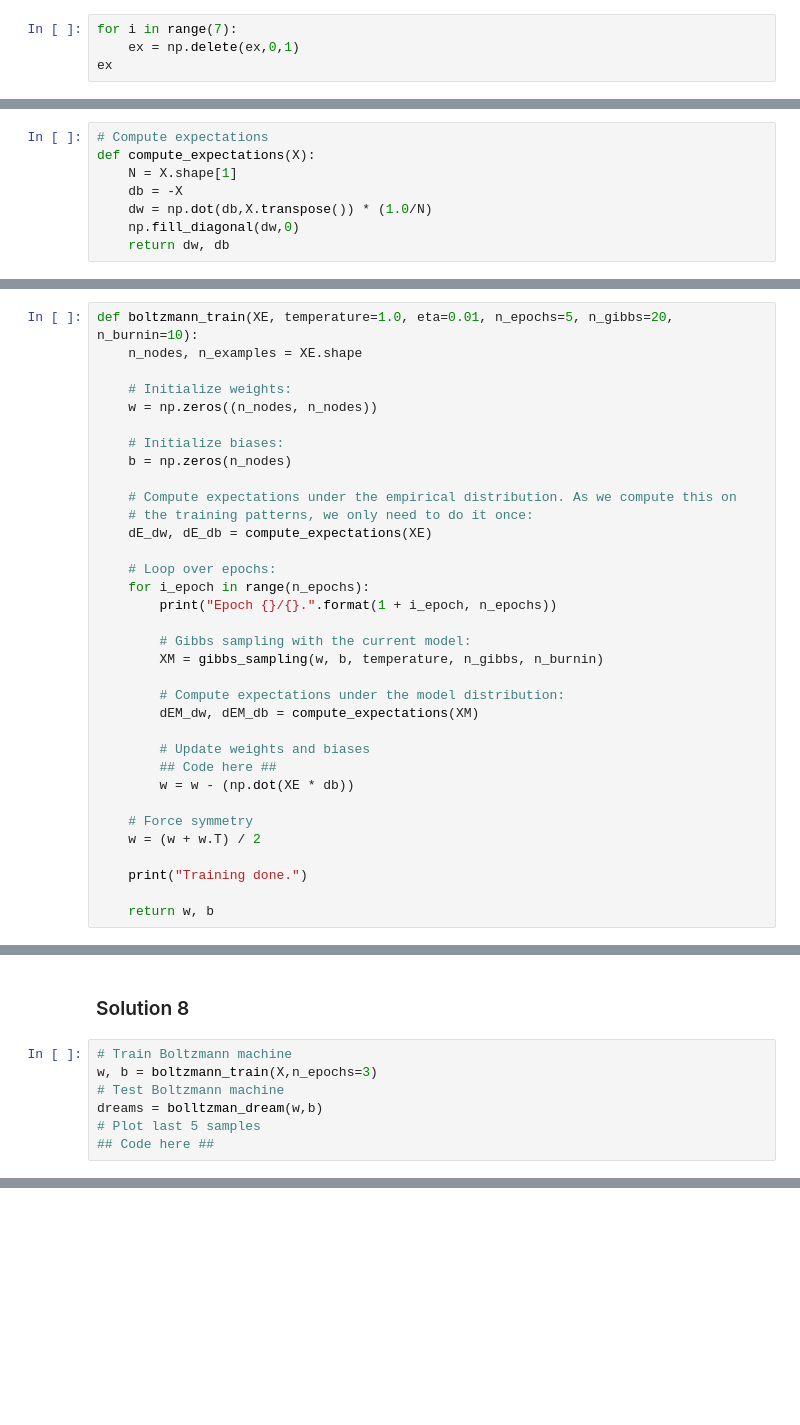
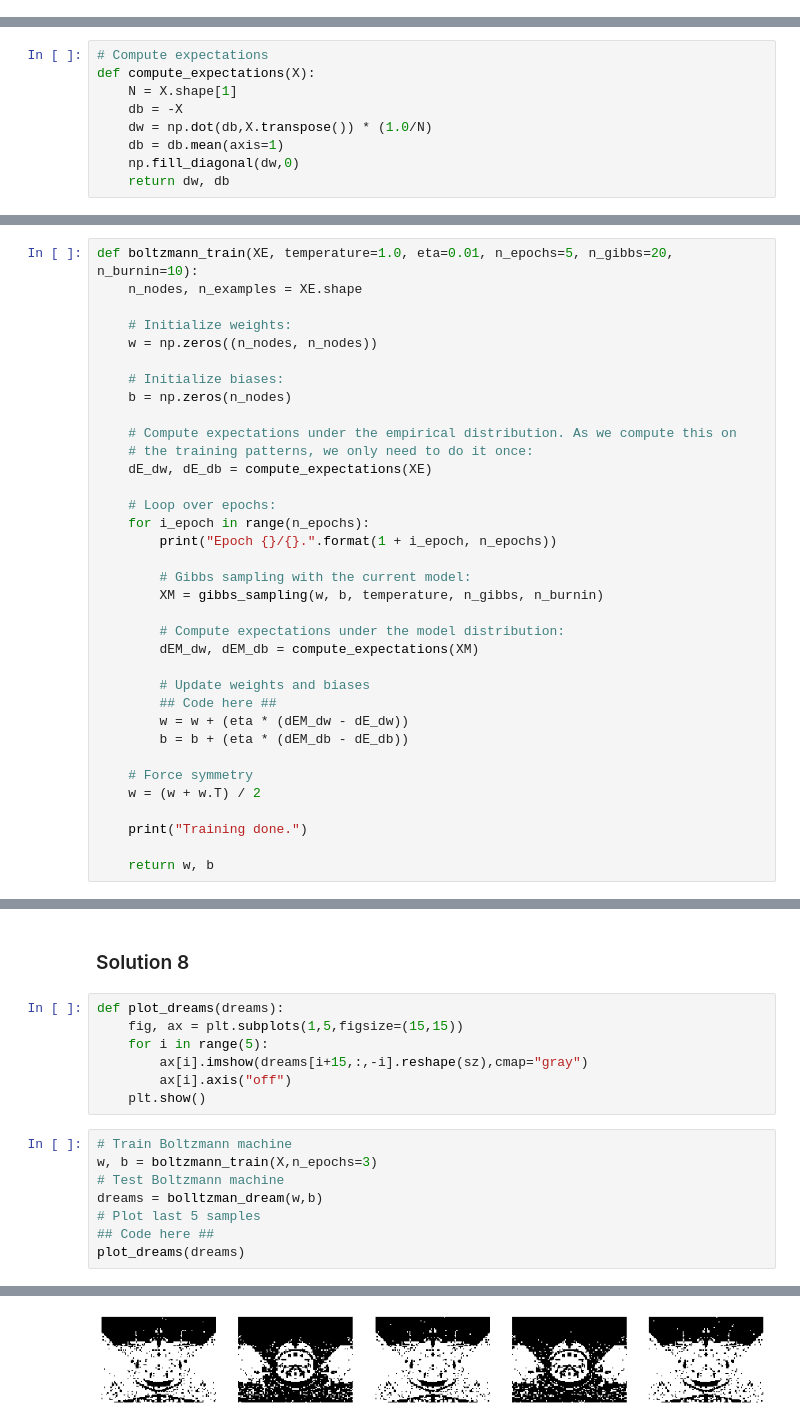
Before and after one commit to mtsatsev/Neural-Networks, a Jupyter notebook: Chapter_09_boltzmann.ipynb, the cells around one changed output, grey strips where cells are left out. Drawn from its saved outputs; the diff is of its cells as text; blank space fills up the shorter version.

```diff
--- a/Chapter_09_boltzmann.ipynb
+++ b/Chapter_09_boltzmann.ipynb
@@ -186,4 +178,0 @@ array([[1., 0., 0., 1., 0., 0., 0., 1., 1., 0.],
-# %%
-for i in range(7):
-    ex = np.delete(ex,0,1)
-ex
@@ -242,6 +195,7 @@ def compute_expectations(X):
     N = X.shape[1]
     db = -X
     dw = np.dot(db,X.transpose()) * (1.0/N)
+    db = db.mean(axis=1)
     np.fill_diagonal(dw,0)
     return dw, db
 # %% [markdown]
@@ -275,7 +229,8 @@ def boltzmann_train(XE, temperature=1.0, eta=0.01, n_epochs=5, n_gibbs=20, n_bur
 
         # Update weights and biases
         ## Code here ##
-        w = w - (np.dot(XE * db))
+        w = w + (eta * (dEM_dw - dE_dw))
+        b = b + (eta * (dEM_db - dE_db))
 
     # Force symmetry
     w = (w + w.T) / 2
@@ -305,6 +260,13 @@ def bolltzman_dream(w,b,temperature=1.0,n_epochs=20):
 **2.** Now, change the temperature to $T=5$. Again, train the Boltzmann machine, let it run freely for 20 epochs and then plot the last 5 states it creates.
 # %% [markdown]
 ### Solution 8
+# %%
+def plot_dreams(dreams):
+    fig, ax = plt.subplots(1,5,figsize=(15,15))
+    for i in range(5):
+        ax[i].imshow(dreams[i+15,:,-i].reshape(sz),cmap="gray")
+        ax[i].axis("off")
+    plt.show()
 # %%
 # Train Boltzmann machine
 w, b = boltzmann_train(X,n_epochs=3)
@@ -312,3 +274,5 @@ w, b = boltzmann_train(X,n_epochs=3)
 dreams = bolltzman_dream(w,b)
 # Plot last 5 samples
 ## Code here ##
+plot_dreams(dreams)
+# %% [output]
@@ -315,3 +283,4 @@ dreams = bolltzman_dream(w,b)
+[figure, added]
 # %%
 # Train Boltzmann machine
 ## Code here ##
```
Also changed, not shown: parts of 6 cells of this notebook, 1 other file.
